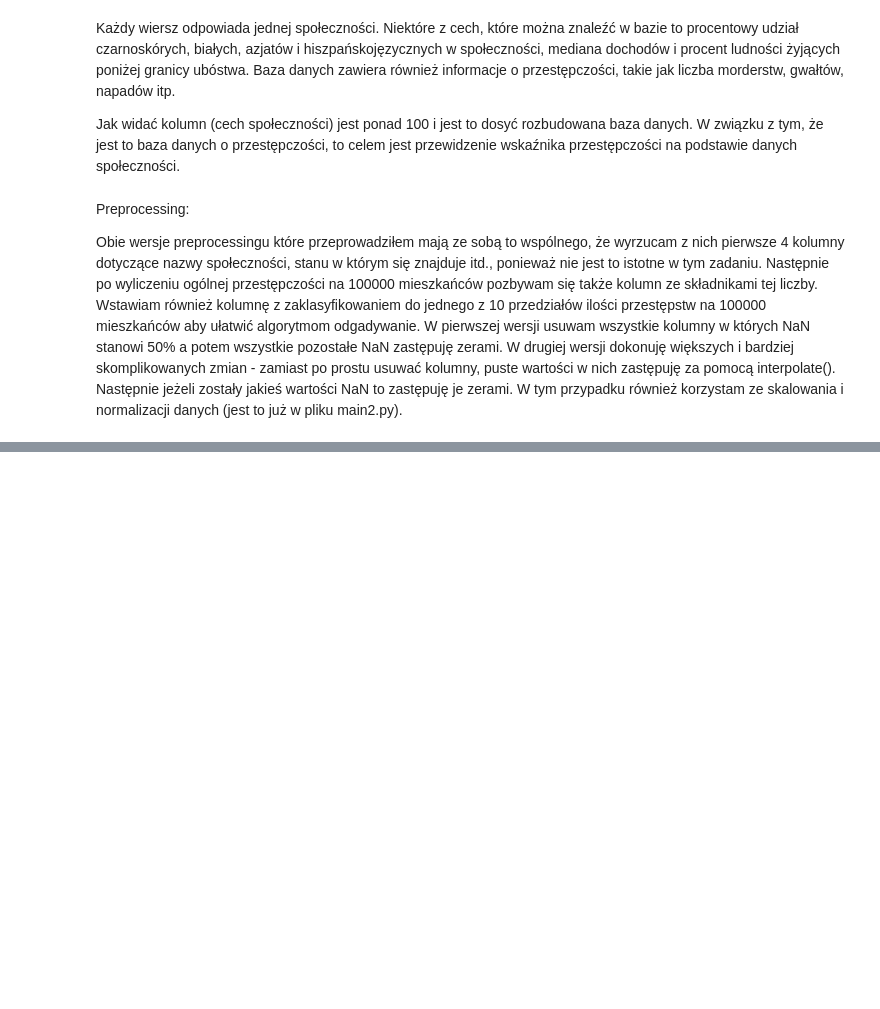
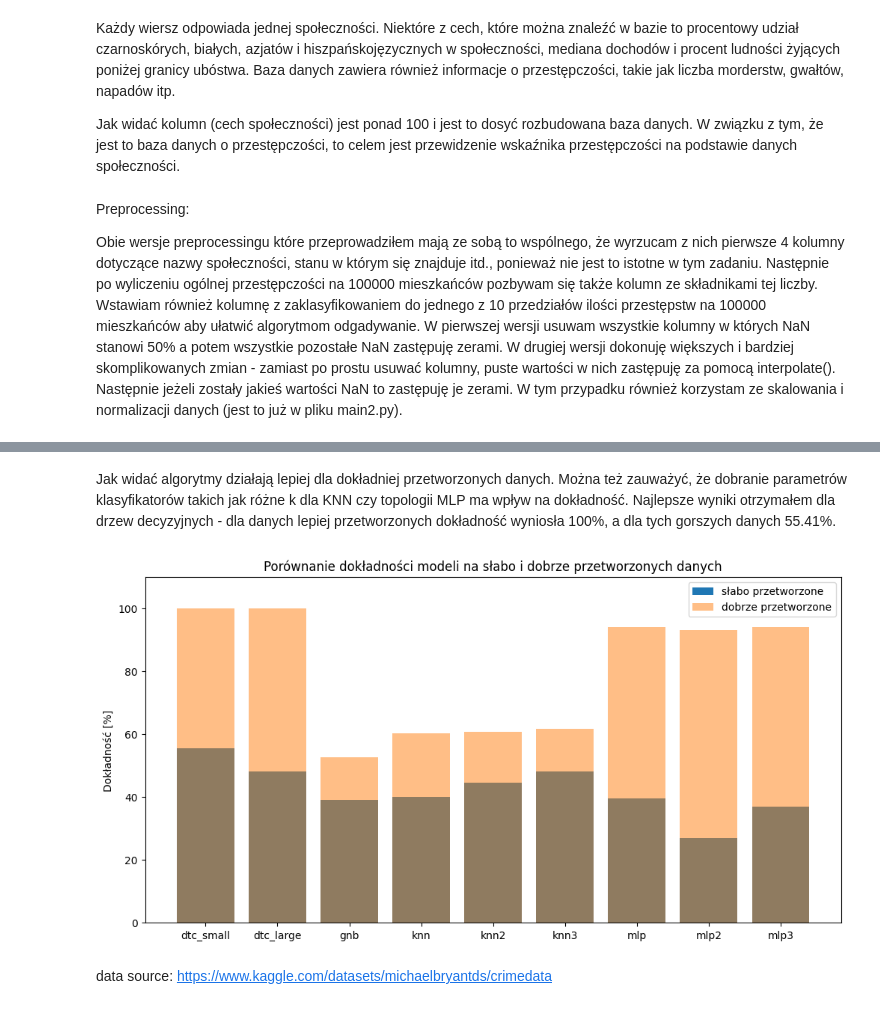
Before and after one commit to JakubCyprianJanPawelSzulc/Inteligencja-Obliczeniowa, a Jupyter notebook: projekt2/projekt2.ipynb, the cells around one changed output, grey strips where cells are left out. Cells and saved outputs as stored; diff of their text form; code cells hidden in the pictures; blank space fills up the shorter version.

```diff
--- a/projekt2/projekt2.ipynb
+++ b/projekt2/projekt2.ipynb
@@ -233,0 +270,23 @@ print('Dokładność mlp3: {:.2f}%'.format(accuracy_score(y_test, y_pred_mlp3)*1
+# %% [markdown]
+Jak widać algorytmy działają lepiej dla dokładniej przetworzonych danych. Można też zauważyć, że dobranie parametrów klasyfikatorów takich jak różne k dla KNN czy topologii MLP ma wpływ na dokładność. Najlepsze wyniki otrzymałem dla drzew decyzyjnych - dla danych lepiej przetworzonych dokładność wyniosła 100%, a dla tych gorszych danych 55.41%.
+# %%
+import matplotlib.pyplot as plt
+
+słabo_przetworzone = [55.41, 48.20, 39.19, 40.09, 44.59, 48.20, 39.64, 27.03, 36.94]
+
+dobrze_przetworzone = [100.00, 100.00, 52.70, 60.36, 60.81, 61.71, 94.14, 93.24, 94.14]
+
+modele = ['dtc_small', 'dtc_large', 'gnb', 'knn', 'knn2', 'knn3', 'mlp', 'mlp2', 'mlp3']
+
+fig, ax = plt.subplots(figsize=(12, 6))
+ax.bar(modele, słabo_przetworzone, label='słabo przetworzone')
+ax.bar(modele, dobrze_przetworzone, label='dobrze przetworzone', alpha=0.5)
+ax.set_ylim([0, 110])
+ax.set_ylabel('Dokładność [%]')
+ax.set_title('Porównanie dokładności modeli na słabo i dobrze przetworzonych danych')
+ax.legend()
+plt.show()
+# %% [output]
+[figure, added]
+# %% [markdown]
+data source: https://www.kaggle.com/datasets/michaelbryantds/crimedata
```
Also changed, not shown: parts of 3 cells of this notebook, 1 other file.
